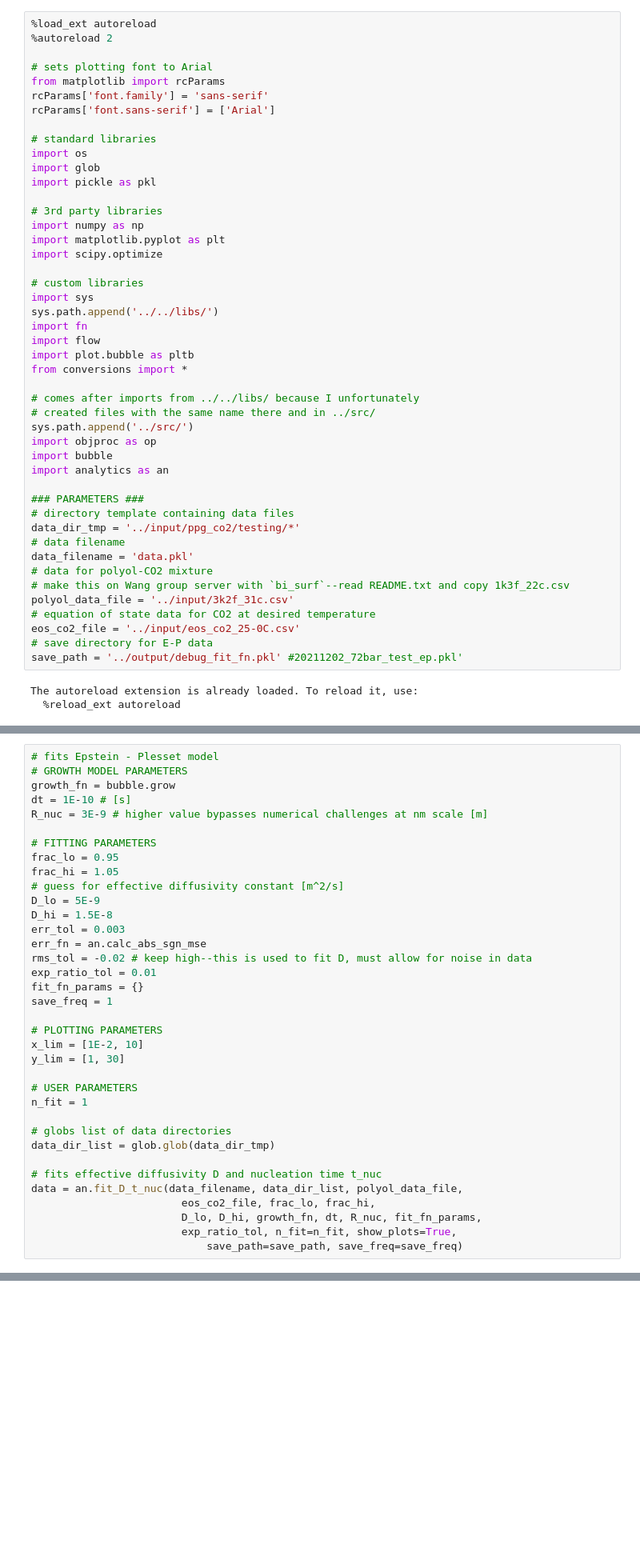
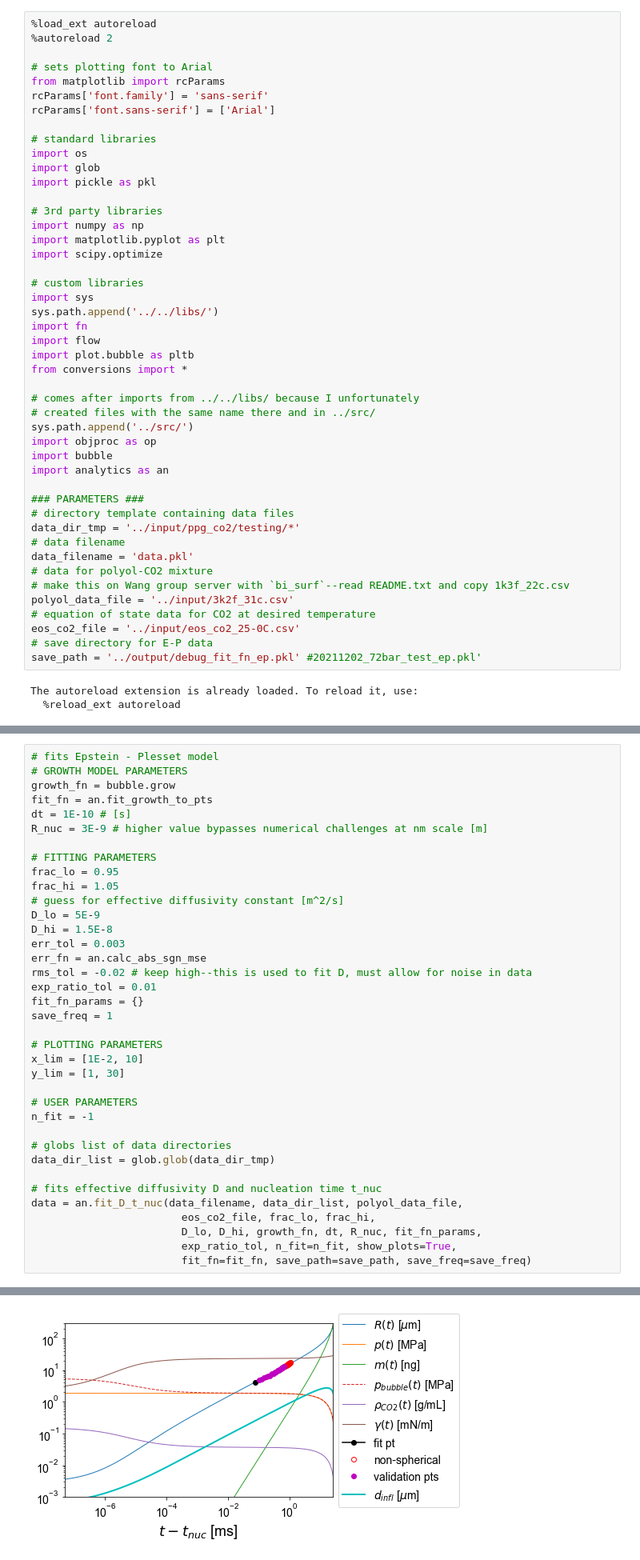
Before and after one commit to andylitalo/bubble-growth, a Jupyter notebook: ntbk/20211202_72bar_compare_t12_ep.ipynb, the cells around one changed output, grey strips where cells are left out. Shown at 80% size. Drawn from its saved outputs; the diff is of its cells as text; blank space fills up the shorter version.

```diff
--- a/ntbk/20211202_72bar_compare_t12_ep.ipynb
+++ b/ntbk/20211202_72bar_compare_t12_ep.ipynb
@@ -49,7 +49,7 @@ polyol_data_file = '../input/3k2f_31c.csv'
 # equation of state data for CO2 at desired temperature
 eos_co2_file = '../input/eos_co2_25-0C.csv'
 # save directory for E-P data
-save_path = '../output/debug_fit_fn.pkl' #20211202_72bar_test_ep.pkl'
+save_path = '../output/debug_fit_fn_ep.pkl' #20211202_72bar_test_ep.pkl'
 # %% [output]
 The autoreload extension is already loaded. To reload it, use:
   %reload_ext autoreload
@@ -61,6 +61,7 @@ I fit the Epstein - Plesset model of bubble growth to an example bubble growth t
 # fits Epstein - Plesset model
 # GROWTH MODEL PARAMETERS
 growth_fn = bubble.grow
+fit_fn = an.fit_growth_to_pts
 dt = 1E-10 # [s]
 R_nuc = 3E-9 # higher value bypasses numerical challenges at nm scale [m]
 
@@ -82,7 +83,7 @@ x_lim = [1E-2, 10]
 y_lim = [1, 30]
 
 # USER PARAMETERS
-n_fit = 1
+n_fit = -1
 
 # globs list of data directories
 data_dir_list = glob.glob(data_dir_tmp)
@@ -92,7 +93,7 @@ data = an.fit_D_t_nuc(data_filename, data_dir_list, polyol_data_file,
                         eos_co2_file, frac_lo, frac_hi,
                         D_lo, D_hi, growth_fn, dt, R_nuc, fit_fn_params,
                         exp_ratio_tol, n_fit=n_fit, show_plots=True,
-                            save_path=save_path, save_freq=save_freq)
+                        fit_fn=fit_fn, save_path=save_path, save_freq=save_freq)
 # %% [output]
 11 R =  3.877837030746723 v =  0.8717492145038968  vs.  0.6951621573622259
 12 R =  4.165953693460643 v =  0.42910894972254043  vs.  0.6951621573622259
@@ -114,0 +115 @@ KeyboardInterrupt:
+[figure, added]
```
Also changed, not shown: parts of 19 cells of this notebook, 2 other files.
